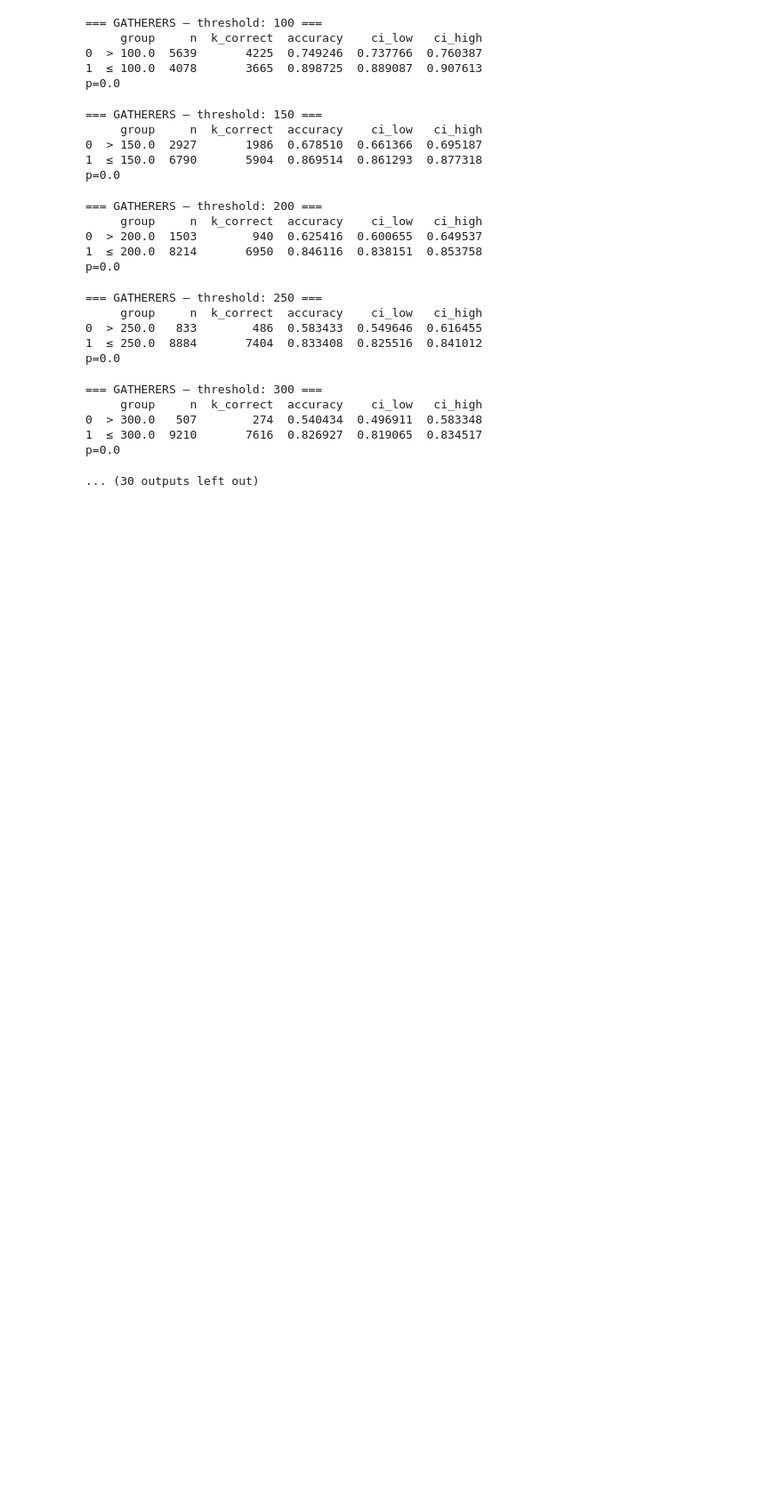
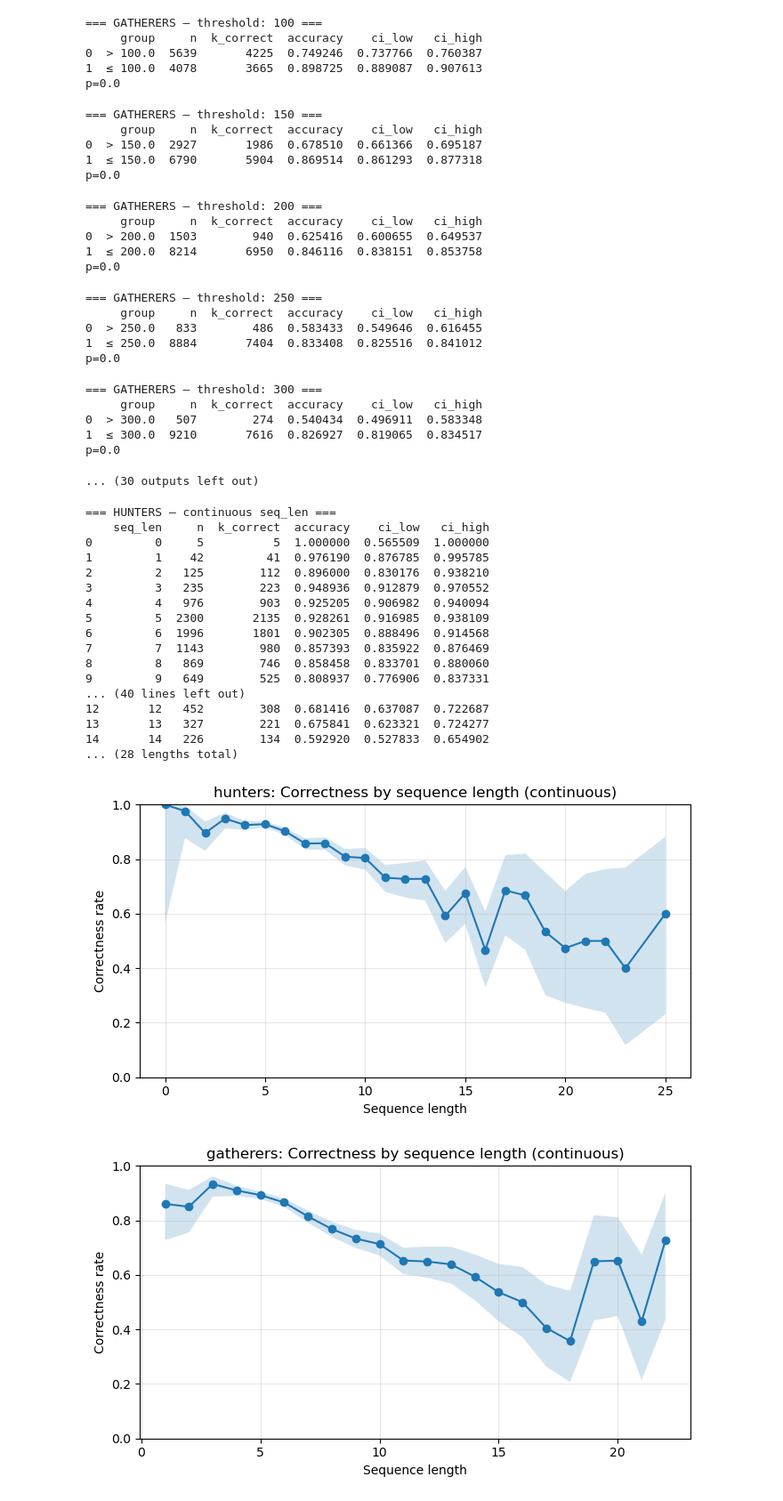
Before and after one commit to Mormorfor/QA_eyetracking, a Jupyter notebook: notebooks/visualisations.ipynb, the cells around one changed output. Shown at 89% size. Drawn from its saved outputs; the diff is of its cells as text; code cells hidden in the pictures; blank space fills up the shorter version.

Commit message:
continuous versions

```diff
--- a/notebooks/visualisations.ipynb
+++ b/notebooks/visualisations.ipynb
@@ -248,3 +248,33 @@ p=0.0
 1  ≤ 300.0  9210       7616  0.826927  0.819065  0.834517
 p=0.0
 ... (30 outputs left out)
+# %%
+results_contin_len = V.run_all_correctness_seq_len_continuous_plots(
+    hunters=hunters,
+    gatherers=gatherers,
+    max_len=40,
+    min_n_per_len=5,
+    show_ci=True,
+    save_plots=True,
+    print_summaries=True,
+)
+# %% [output]
+=== HUNTERS — continuous seq_len ===
+    seq_len     n  k_correct  accuracy    ci_low   ci_high
+0         0     5          5  1.000000  0.565509  1.000000
+1         1    42         41  0.976190  0.876785  0.995785
+2         2   125        112  0.896000  0.830176  0.938210
+3         3   235        223  0.948936  0.912879  0.970552
+4         4   976        903  0.925205  0.906982  0.940094
+5         5  2300       2135  0.928261  0.916985  0.938109
+6         6  1996       1801  0.902305  0.888496  0.914568
+7         7  1143        980  0.857393  0.835922  0.876469
+8         8   869        746  0.858458  0.833701  0.880060
+9         9   649        525  0.808937  0.776906  0.837331
+... (40 lines left out)
+12       12   452        308  0.681416  0.637087  0.722687
+13       13   327        221  0.675841  0.623321  0.724277
+14       14   226        134  0.592920  0.527833  0.654902
+... (28 lengths total)
+[figure, added]
+[figure, added]
```
Also changed, not shown: parts of 2 cells of this notebook, 20 other files.
